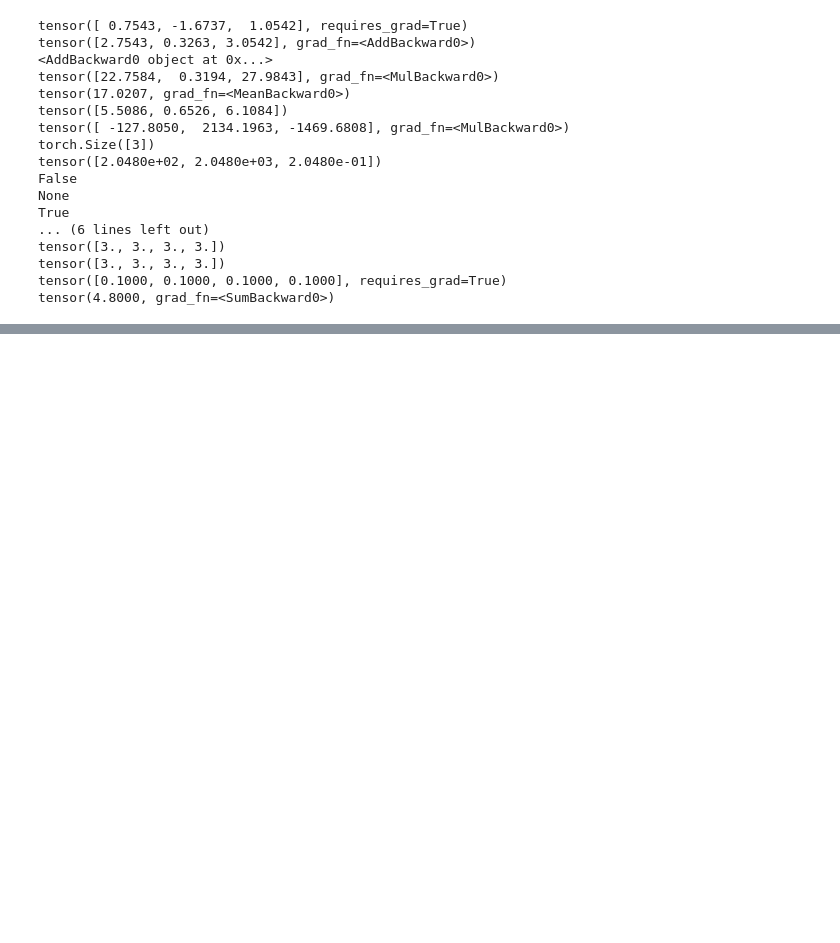
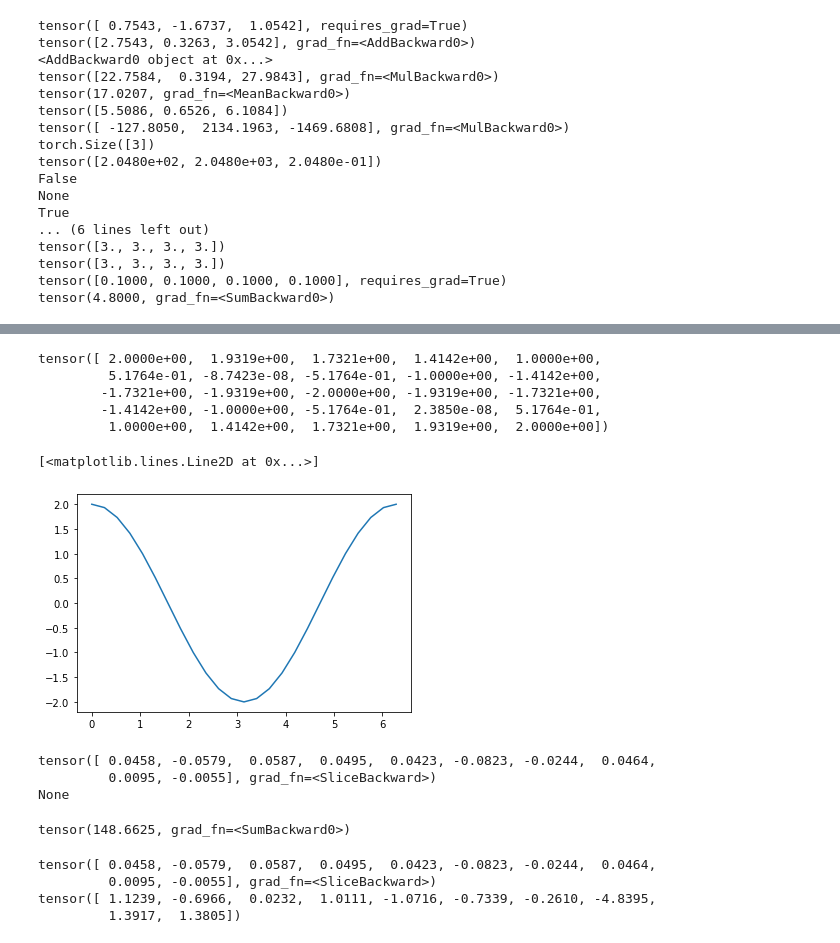
Before and after one commit to kaiser-hamid-rabbi/computer-science-fundamentals, a Jupyter notebook: [4]-miscellaneous/[1]-pytorch-mastery/chapter-2/[2.5]-Autograd.ipynb, the cells around one changed output, grey strips where cells are left out. Drawn from its saved outputs; the diff is of its cells as text; code cells hidden in the pictures; blank space fills up the shorter version.

```diff
--- a/[4]-miscellaneous/[1]-pytorch-mastery/chapter-2/[2.5]-Autograd.ipynb
+++ b/[4]-miscellaneous/[1]-pytorch-mastery/chapter-2/[2.5]-Autograd.ipynb
@@ -129,0 +238,6 @@ tensor(4.8000, grad_fn=<SumBackward0>)
+# %%
+c = 2 * b
+print(c)
+
+d = c + 1
+print(d)
@@ -129,0 +257,3 @@ tensor(4.8000, grad_fn=<SumBackward0>)
+# %%
+out = d.sum()
+print(out)
@@ -129,0 +291,12 @@ tensor(4.8000, grad_fn=<SumBackward0>)
+# %%
+out.backward()
+print(a.grad)
+plt.plot(a.detach(), a.grad.detach())
+# %% [output]
+tensor([ 2.0000e+00,  1.9319e+00,  1.7321e+00,  1.4142e+00,  1.0000e+00,
+         5.1764e-01, -8.7423e-08, -5.1764e-01, -1.0000e+00, -1.4142e+00,
+        -1.7321e+00, -1.9319e+00, -2.0000e+00, -1.9319e+00, -1.7321e+00,
+        -1.4142e+00, -1.0000e+00, -5.1764e-01,  2.3850e-08,  5.1764e-01,
+         1.0000e+00,  1.4142e+00,  1.7321e+00,  1.9319e+00,  2.0000e+00])
+[<matplotlib.lines.Line2D at 0x...>]
+[figure, added]
@@ -129,0 +334,25 @@ tensor(4.8000, grad_fn=<SumBackward0>)
+# %%
+print(model.layer2.weight[0][0:10]) # just a small slice
+print(model.layer2.weight.grad)
+# %% [output]
+tensor([ 0.0458, -0.0579,  0.0587,  0.0495,  0.0423, -0.0823, -0.0244,  0.0464,
+         0.0095, -0.0055], grad_fn=<SliceBackward>)
+None
+# %%
+optimizer = torch.optim.SGD(model.parameters(), lr=0.001)
+
+prediction = model(some_input)
+
+loss = (ideal_output - prediction).pow(2).sum()
+print(loss)
+# %% [output]
+tensor(148.6625, grad_fn=<SumBackward0>)
+# %%
+loss.backward()
+print(model.layer2.weight[0][0:10])
+print(model.layer2.weight.grad[0][0:10])
+# %% [output]
+tensor([ 0.0458, -0.0579,  0.0587,  0.0495,  0.0423, -0.0823, -0.0244,  0.0464,
+         0.0095, -0.0055], grad_fn=<SliceBackward>)
+tensor([ 1.1239, -0.6966,  0.0232,  1.0111, -1.0716, -0.7339, -0.2610, -4.8395,
+         1.3917,  1.3805])
```
Also changed, not shown: parts of 25 cells of this notebook, 3 other files.
